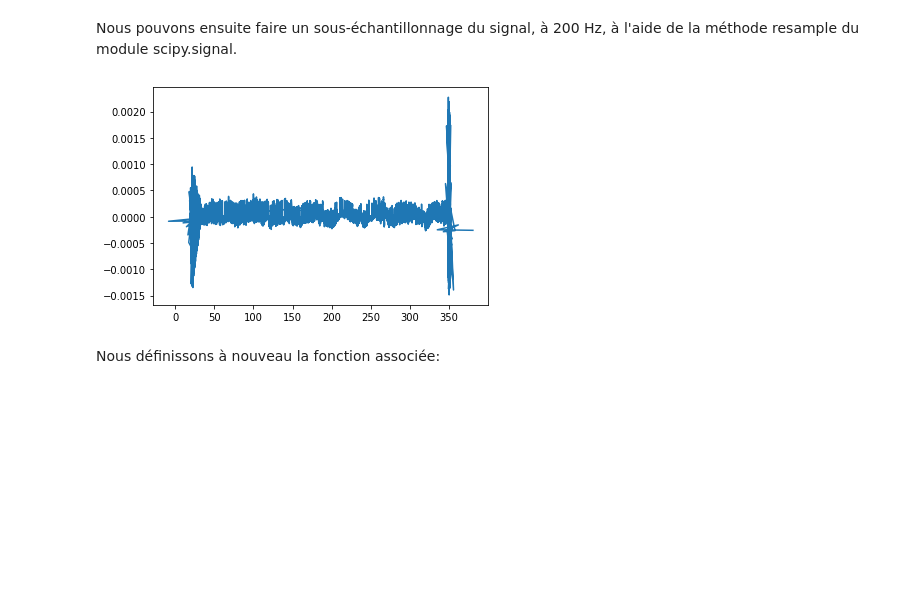
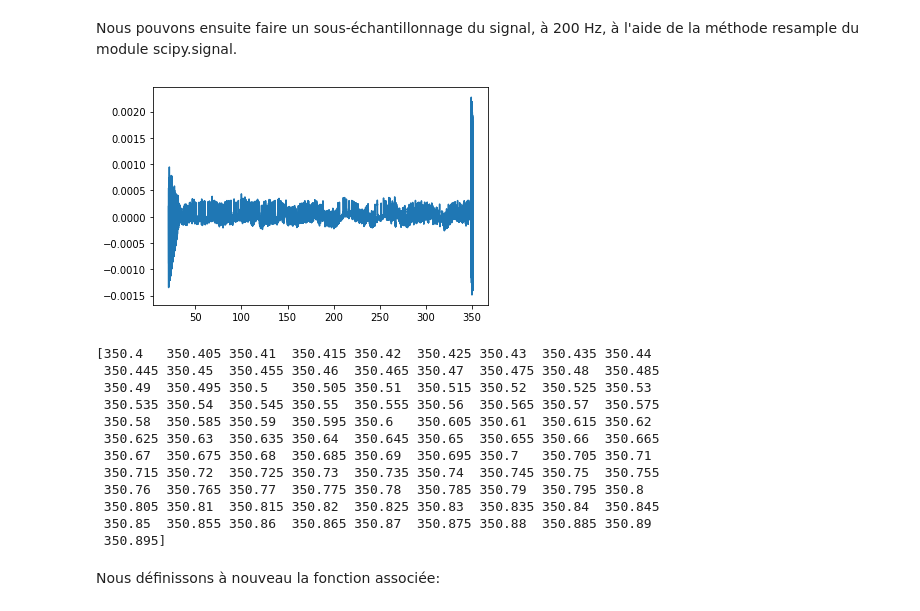
Before and after one commit to MaximeCaute/TraitementSignauxEEG, a Jupyter notebook: Notebooks/PreTraitementDonnees.ipynb, the cells around one changed output. Saved outputs shown, nothing was run; the diff lists cells and outputs as text; code cells hidden in the pictures; blank space fills up the shorter version.

```diff
--- a/Notebooks/PreTraitementDonnees.ipynb
+++ b/Notebooks/PreTraitementDonnees.ipynb
@@ -228,14 +228,27 @@ Nous pouvons ensuite faire un sous-échantillonnage du signal, à 200 Hz, à l'a
 # %%
 from scipy import signal
 
 samples_amount = len(ep1_v1_pp_data)//25
 ep1_v2_pp_data = signal.resample(ep1_v1_pp_data, samples_amount)
-resampled_time = signal.resample(v1_time, samples_amount)
+resampled_time = v1_time[::25]
 
 plt.plot(resampled_time, ep1_v2_pp_data)
 plt.show()
+print(resampled_time[-100:])
 # %% [output]
-[figure, old version]
+[figure, new version]
+[350.4   350.405 350.41  350.415 350.42  350.425 350.43  350.435 350.44
+ 350.445 350.45  350.455 350.46  350.465 350.47  350.475 350.48  350.485
+ 350.49  350.495 350.5   350.505 350.51  350.515 350.52  350.525 350.53
+ 350.535 350.54  350.545 350.55  350.555 350.56  350.565 350.57  350.575
+ 350.58  350.585 350.59  350.595 350.6   350.605 350.61  350.615 350.62
+ 350.625 350.63  350.635 350.64  350.645 350.65  350.655 350.66  350.665
+ 350.67  350.675 350.68  350.685 350.69  350.695 350.7   350.705 350.71
+ 350.715 350.72  350.725 350.73  350.735 350.74  350.745 350.75  350.755
+ 350.76  350.765 350.77  350.775 350.78  350.785 350.79  350.795 350.8
+ 350.805 350.81  350.815 350.82  350.825 350.83  350.835 350.84  350.845
+ 350.85  350.855 350.86  350.865 350.87  350.875 350.88  350.885 350.89
+ 350.895]
 # %% [markdown]
 Nous définissons à nouveau la fonction associée:
 # %%
```
Also changed, not shown: parts of 30 cells of this notebook.
